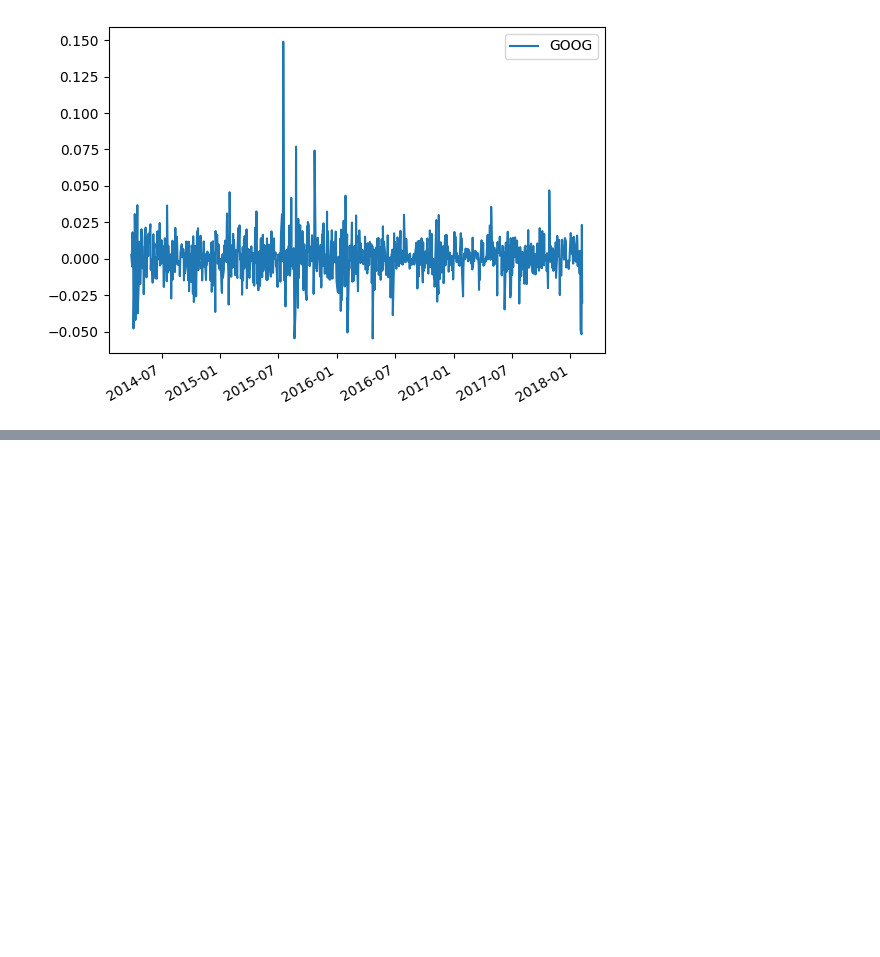
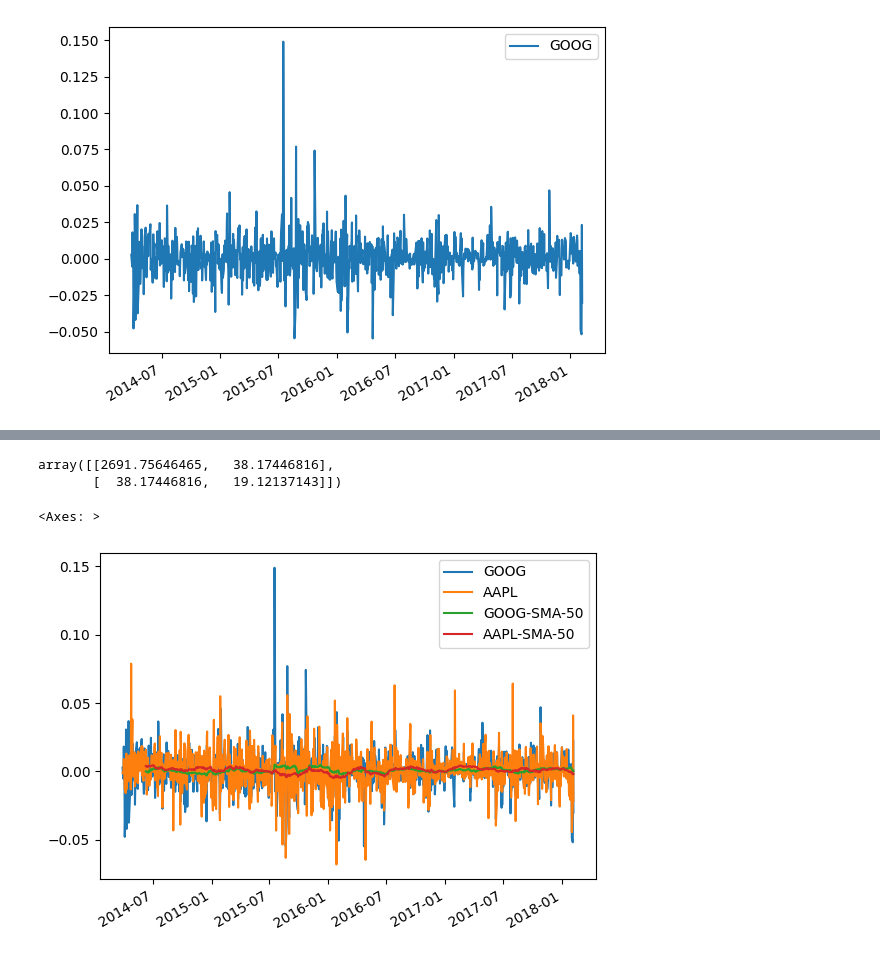
Before and after one commit to babakkeshavarz/time_series, a Jupyter notebook: SMA.ipynb, the cells around one changed output, grey strips where cells are left out. Cells and saved outputs as stored; diff of their text form; code cells hidden in the pictures; blank space fills up the shorter version.

```diff
--- a/SMA.ipynb
+++ b/SMA.ipynb
@@ -42,0 +48,4 @@ goog['SMA-10'] = goog['GOOG'].rolling(10).mean()
+# %%
+goog_aapl = df[['GOOG' , 'AAPL']].copy().dropna()
+cov_goog_apply = goog_aapl.rolling(50).cov()
+cov_goog_apply
@@ -42,0 +66,15 @@ goog['SMA-10'] = goog['GOOG'].rolling(10).mean()
+# %%
+cov_goog_apply.loc['2018-02-06'].to_numpy()
+# %% [output]
+array([[2691.75646465,   38.17446816],
+       [  38.17446816,   19.12137143]])
+# %%
+goog_aapl_ret = np.log(1+goog_aapl.pct_change(1))
+# %%
+goog_aapl_ret['GOOG-SMA-50'] = goog_aapl_ret['GOOG'].rolling(50).mean()
+goog_aapl_ret['AAPL-SMA-50'] = goog_aapl_ret['AAPL'].rolling(50).mean()
+# %%
+goog_aapl_ret.plot()
+# %% [output]
+<Axes: >
+[figure, added]
```
Also changed, not shown: parts of 5 cells of this notebook.
